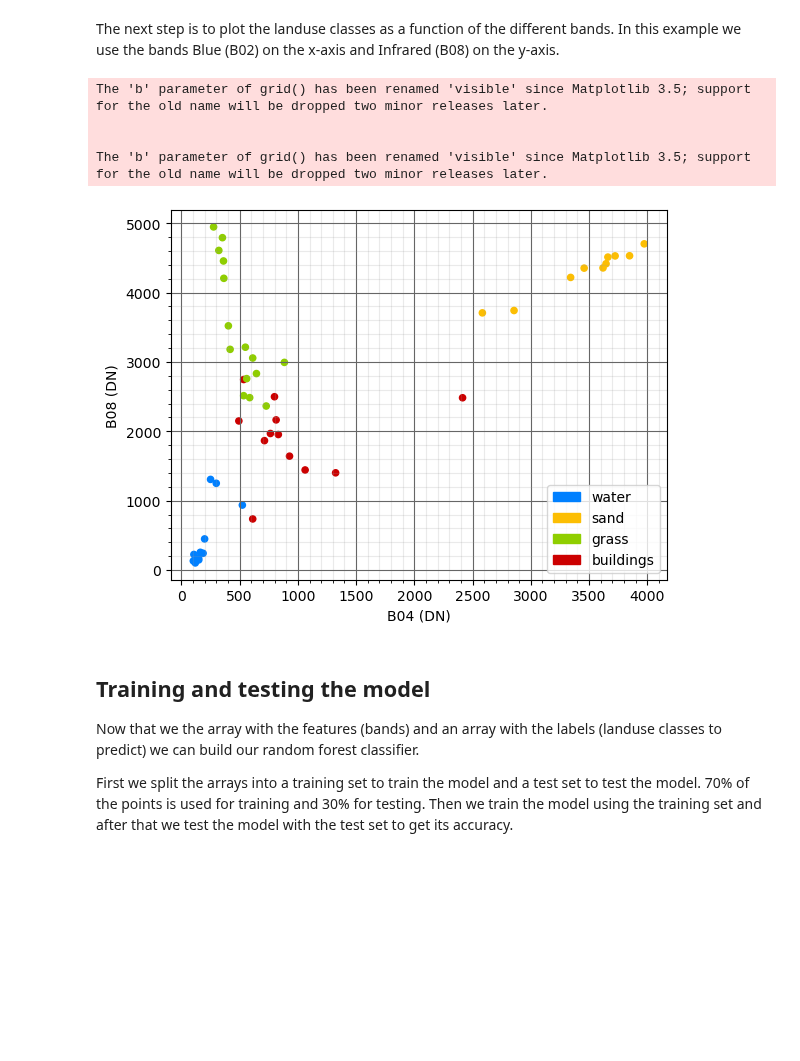
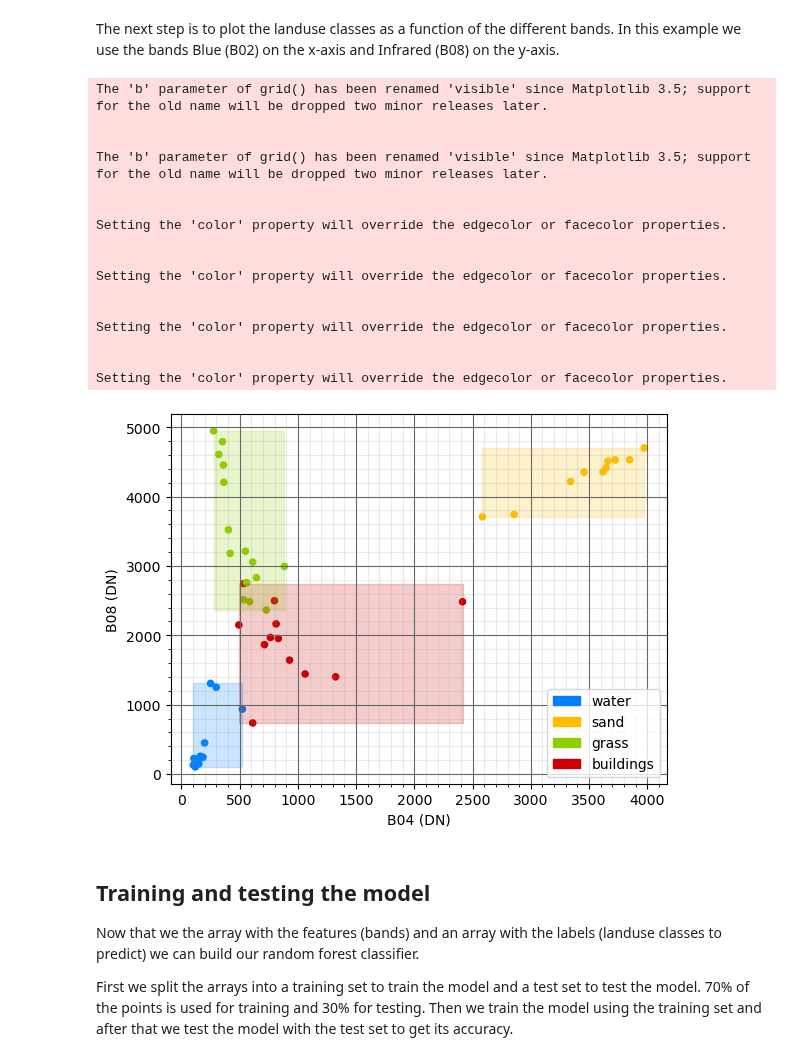
Before and after one commit to MarkTerlien/Quatro-Book-TeM, a Jupyter notebook: supervised_classification.ipynb, the cells around one changed output. Saved outputs shown, nothing was run; the diff lists cells and outputs as text; code cells hidden in the pictures; blank space fills up the shorter version.

Commit message:
plots waalwijk

```diff
--- a/supervised_classification.ipynb
+++ b/supervised_classification.ipynb
@@ -386,35 +388,95 @@ for landuse_class in sample_areas_array[(sample_areas_array > 0)]:
 
 # Make a Pandas dataframe
 df = pd.DataFrame({'x':band_x_axis, 'y':band_y_axis, 'landuse':landuse_classes_names_array})
 
 # Plot (marginal_x='box', marginal_y='box',)
 fig = px.scatter(df, x="x", y="y", color='landuse',  category_orders={"landuse": landuse_classes_list}, color_discrete_sequence=landuse_class_color_list, labels = {"x" : "B04 (DN)", "y" : "B08 (DN)", })
 fig.show()
 
 # Plot voor Waalwijk
 if Waalwijk:
 
    # Select subset
    df = df[df['landuse'].isin(['water','buildings','sand','grass'])]
    df.plot(kind='scatter',x='x',y='y',c=df['landuse'].map(landuse_class_color_dict), xlabel='B04 (DN)', ylabel='B08 (DN)', grid=True)
 
-   # Create legend
+      # Create legend
    legend_entries = []
+   colors = []
    for key, value in landuse_class_color_dict.items():
       if key in ['water','buildings','sand','grass']:
          legend_entries.append(mpatches.Patch(color=value, label=key))
+         colors.append(value)
    plt.legend(handles=legend_entries, loc='lower right')
 
    # Gridline
    plt.grid(b=True, which='major', color='#666666', linestyle='-')
    plt.minorticks_on()
    plt.grid(b=True, which='minor', color='#999999', linestyle='-', alpha=0.2)
+
+   # hull or not
+   HULL = False
+   # draw enclosure
+   df_new = df[['x','y','landuse']]
+   df_new['cluster'] = df_new['landuse'].map(landuse_class_id_dict)
+   # draw enclosure
+   for i in df_new.cluster.unique():
+
+      df_points = df_new[df_new.cluster == i][['x', 'y']]
+      points_array = df_points.values.tolist()
+      points = np.array(points_array)
+      x_c = points[:,0]
+      y_c = points[:,1]
+      x_min = np.min(x_c)
+      x_max = np.max(x_c)
+      y_min = np.min(y_c)
+      y_max = np.max(y_c)
+
+      # Get convex hull
+      if HULL:
+         hull = ConvexHull(points)
+
+         # Get x and y coordinates and repeat last point to close the polygon
+         x_hull = np.append(points[hull.vertices,0],
+                           points[hull.vertices,0][0])
+         y_hull = np.append(points[hull.vertices,1],
+                           points[hull.vertices,1][0])
+
+         # Interpolate
+         dist = np.sqrt((x_hull[:-1] - x_hull[1:])**2 + (y_hull[:-1] - y_hull[1:])**2)
+         dist_along = np.concatenate(([0], dist.cumsum()))
+         spline, u = interpolate.splprep([x_hull, y_hull],
+                                          u=dist_along, s=0, per=1)
+         interp_d = np.linspace(dist_along[0], dist_along[-1], 50)
+         interp_x, interp_y = interpolate.splev(interp_d, spline)
+         plt.fill(interp_x, interp_y, '--', c=landuse_class_color_dict[id_landuse_class_dict[i]], alpha=0.2)
+      else:
+         rect=mpatches.Rectangle((x_min,y_min),(x_max-x_min),(y_max-y_min),
+                        fill = True,
+                        color = landuse_class_color_dict[id_landuse_class_dict[i]],
+                        facecolor = landuse_class_color_dict[id_landuse_class_dict[i]],
+                        linewidth = 1, alpha=0.2)
+         plt.gca().add_patch(rect)
+
+         #plt.fill(x_hull, y_hull, '--', c=landuse_class_color_dict[id_landuse_class_dict[i]], alpha=0.2)
 # %% [output]
 The 'b' parameter of grid() has been renamed 'visible' since Matplotlib 3.5; support for the old name will be dropped two minor releases later.
 
 
 The 'b' parameter of grid() has been renamed 'visible' since Matplotlib 3.5; support for the old name will be dropped two minor releases later.
+
+
+Setting the 'color' property will override the edgecolor or facecolor properties.
+
+
+Setting the 'color' property will override the edgecolor or facecolor properties.
+
+
+Setting the 'color' property will override the edgecolor or facecolor properties.
+
+
+Setting the 'color' property will override the edgecolor or facecolor properties.
-[figure, old version]
+[figure, new version]
 # %% [markdown]
 ## Training and testing the model
 
```
Also changed, not shown: parts of 1 cell of this notebook.
